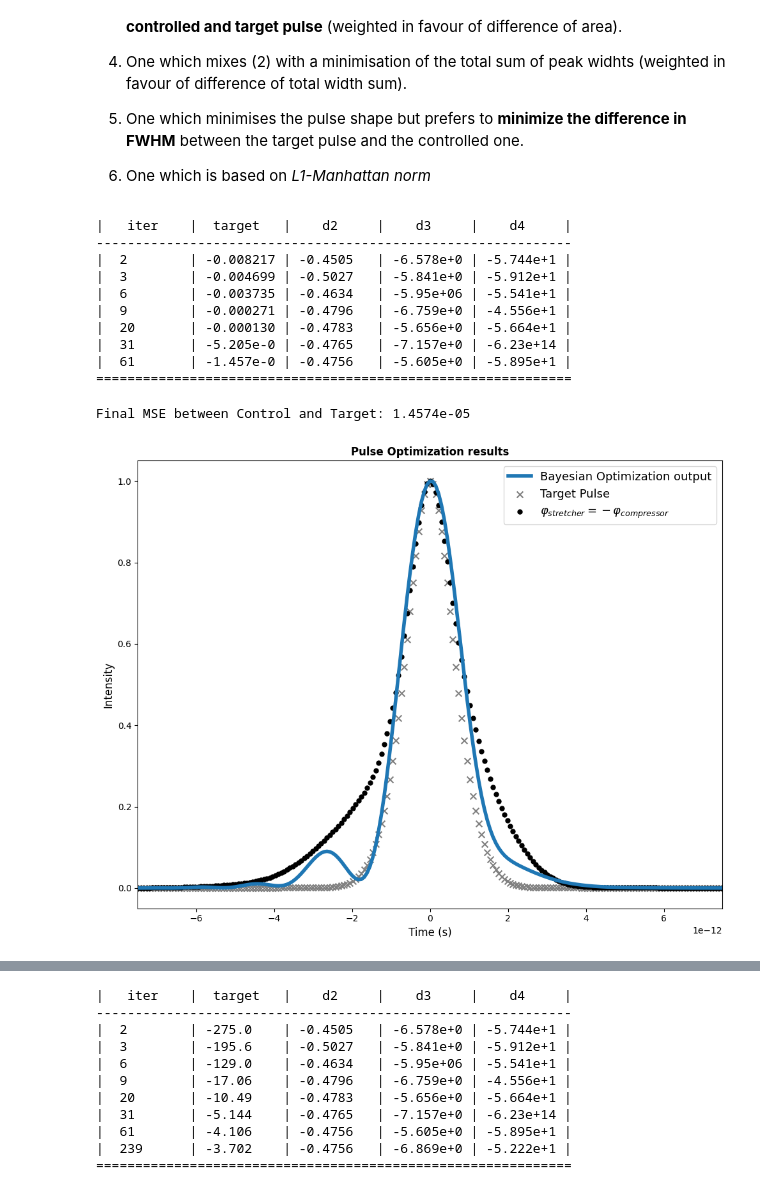
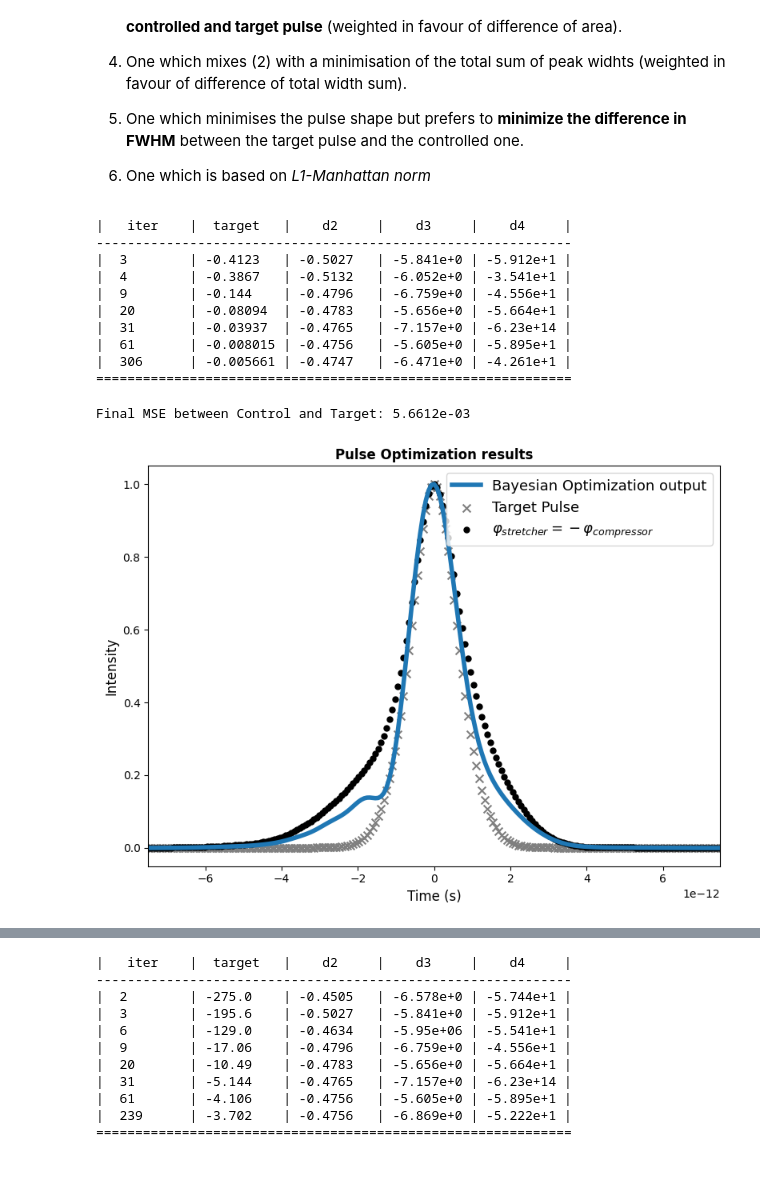
Before and after one commit to fracapuano/TempoRL, a Jupyter notebook: notebooks/BayesianOptimisation/loss_functions.ipynb, the cells around one changed output, grey strips where cells are left out. Saved outputs shown, nothing was run; the diff lists cells and outputs as text; code cells hidden in the pictures.

```diff
--- a/notebooks/BayesianOptimisation/loss_functions.ipynb
+++ b/notebooks/BayesianOptimisation/loss_functions.ipynb
@@ -180,6 +180,11 @@ Surely enough other loss functions can be defined. In particular:
 6. One which is based on *L1-Manhattan norm*
 # %%
 mse_pulse = profile_BO
+# %%
+# loss-1
+def objective_function(d2, d3, d4):
+    controlled_profile = temporal_profile(d2, d3, d4)
+    return -1 * (controlled_profile * (controlled_profile - target_profile)**2).sum() / controlled_profile.sum()
 # %%
 optimizer = BayesianOptimization(
     f=objective_function,
@@ -198,13 +203,13 @@ optimizer.maximize(
 # %% [output]
 |   iter    |  target   |    d2     |    d3     |    d4     |
 -------------------------------------------------------------
-|  2        | -0.008217 | -0.4505   | -6.578e+0 | -5.744e+1 |
-|  3        | -0.004699 | -0.5027   | -5.841e+0 | -5.912e+1 |
-|  6        | -0.003735 | -0.4634   | -5.95e+06 | -5.541e+1 |
-|  9        | -0.000271 | -0.4796   | -6.759e+0 | -4.556e+1 |
-|  20       | -0.000130 | -0.4783   | -5.656e+0 | -5.664e+1 |
-|  31       | -5.205e-0 | -0.4765   | -7.157e+0 | -6.23e+14 |
-|  61       | -1.457e-0 | -0.4756   | -5.605e+0 | -5.895e+1 |
+|  3        | -0.4123   | -0.5027   | -5.841e+0 | -5.912e+1 |
+|  4        | -0.3867   | -0.5132   | -6.052e+0 | -3.541e+1 |
+|  9        | -0.144    | -0.4796   | -6.759e+0 | -4.556e+1 |
+|  20       | -0.08094  | -0.4783   | -5.656e+0 | -5.664e+1 |
+|  31       | -0.03937  | -0.4765   | -7.157e+0 | -6.23e+14 |
+|  61       | -0.008015 | -0.4756   | -5.605e+0 | -5.895e+1 |
+|  306      | -0.005661 | -0.4747   | -6.471e+0 | -4.261e+1 |
 =============================================================
 # %%
 # plotting the result obtained with Bayesian Optimization
@@ -216,34 +221,34 @@ time_BO, profile_BO = l1_pump.forward_pass(optimal_control)
 
 print("Final MSE between Control and Target: {:.4e}".format(-1*objective_function(optimald2, optimald3, optimald4)))
 # %% [output]
-Final MSE between Control and Target: 1.4574e-05
+Final MSE between Control and Target: 5.6612e-03
 # %%
 # output if non-linearity was absent from the system
 linear_opt_time, linear_opt_profile = l1_pump.forward_pass(
     control = l1_pump.translate_control(
         -1*COMPRESSOR, verse = "to_disp"
     )
 )
 control = np.array((optimizer.max["params"]["d2"], optimizer.max["params"]["d3"], optimizer.max["params"]["d4"]))
 time_BO, profile_BO = l1_pump.forward_pass(control)
 profile_BO = np.roll(profile_BO, np.argmax(target_profile) - np.argmax(profile_BO))
 
-fig, ax = plt.subplots(figsize = (10, 8))
+fig, ax = plt.subplots(figsize = (8, 6))
 ax.set_title("Pulse Optimization results", fontsize = 12, fontweight = "bold")
 ax.plot(time_BO, profile_BO, label = "Bayesian Optimization output", lw = 4)
 ax.scatter(time_BO, target_profile, label = "Target Pulse", c = "tab:grey", marker = "x", s = 50)
 ax.scatter(linear_opt_time, np.roll(linear_opt_profile,
                                     - linear_opt_profile.argmax() + target_profile.argmax()),
            label = r"$\varphi_{stretcher} = - \varphi_{compressor}$", marker = "o", s = 25, c = "k")
 
 ax.set_xlabel(r"Time (s)", fontsize = 12); ax.set_ylabel("Intensity", fontsize = 12)
 
 ax.legend(fontsize = 13)
 ax.set_xlim(left = -0.75e-11, right = +0.75e-11)
 fig.tight_layout()
 plt.show()
 # %% [output]
-[figure, old version]
+[figure, new version]
 # %%
 loss1_pulse = profile_BO
 # %%
```
Also changed, not shown: parts of 11 cells of this notebook.
